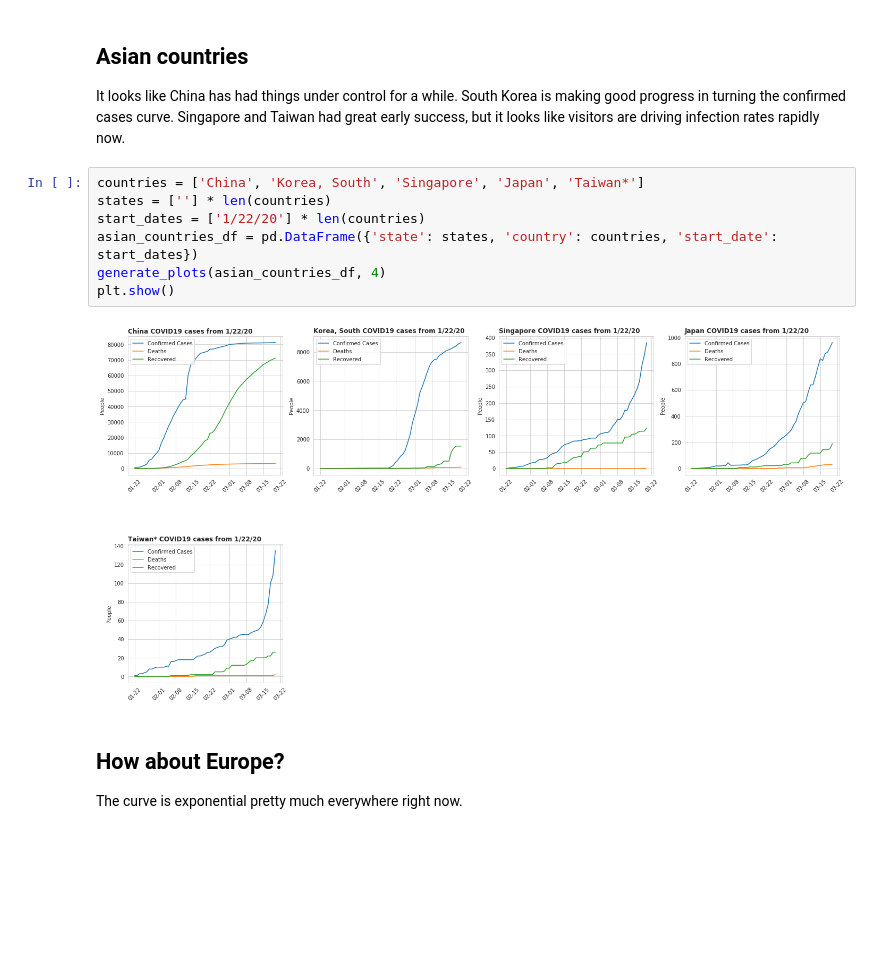
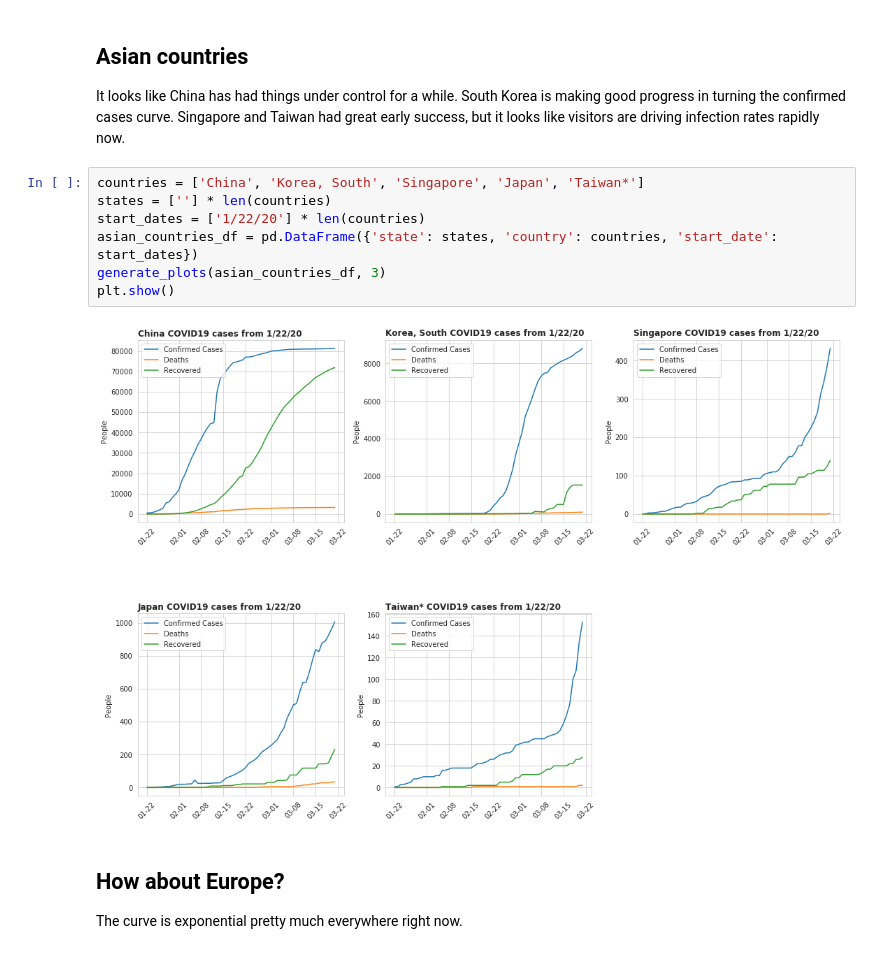
Before and after one commit to jflam/covid19, a Jupyter notebook: index.ipynb, the cells around one changed output. Cells and saved outputs as stored; diff of their text form; blank space fills up the shorter version.

```diff
--- a/index.ipynb
+++ b/index.ipynb
@@ -60,12 +59,12 @@ It looks like China has had things under control for a while. South Korea is mak
 # %%
 countries = ['China', 'Korea, South', 'Singapore', 'Japan', 'Taiwan*']
 states = [''] * len(countries)
 start_dates = ['1/22/20'] * len(countries)
 asian_countries_df = pd.DataFrame({'state': states, 'country': countries, 'start_date': start_dates})
-generate_plots(asian_countries_df, 4)
+generate_plots(asian_countries_df, 3)
 plt.show()
 # %% [output]
-[figure, old version]
+[figure, new version]
 # %% [markdown]
 ## How about Europe?
 
```
Also changed, not shown: parts of 6 cells of this notebook, 2 other files.
